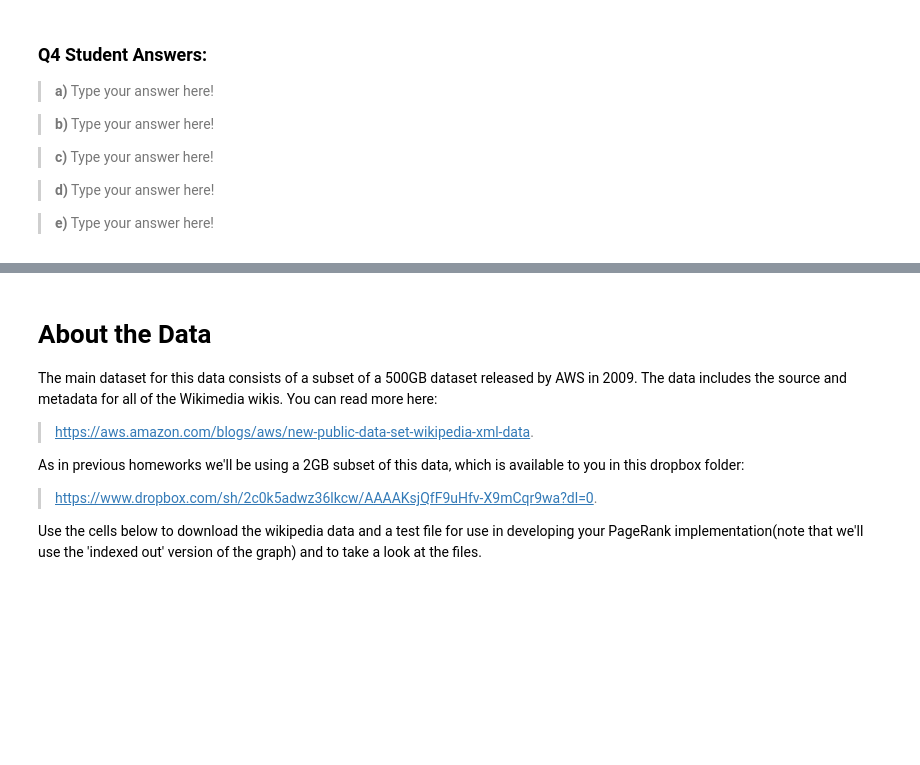
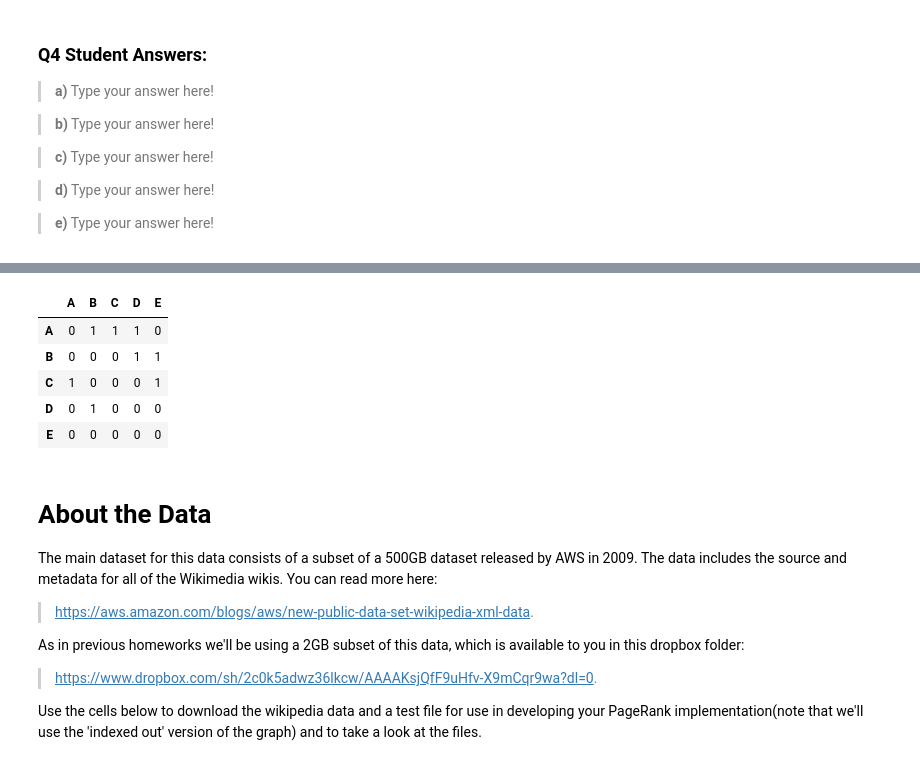
Before and after one commit to superli3/ucb-w261-sp2021-team25, a Jupyter notebook: Assignments/HW5/databricks/student/hw5_workbook_justin.ipynb, the cells around one changed output, grey strips where cells are left out. Cells and saved outputs as stored; diff of their text form; code cells hidden in the pictures; blank space fills up the shorter version.

```diff
--- a/Assignments/HW5/databricks/student/hw5_workbook_justin.ipynb
+++ b/Assignments/HW5/databricks/student/hw5_workbook_justin.ipynb
@@ -246,7 +246,7 @@ TOY_ADJ_MATR
 # part d - use TOY_ADJ_MATR to create a right stochastic transition matrix for this graph
 ################ YOUR CODE HERE #################
 def create_transition_matrix(adj_matrix):
-    return adj_matrix.mul((1.0 / adj_matrix.sum(axis=1)), axis=0)
+    return adj_matrix.mul((1.0 / adj_matrix.sum(axis=1)), axis=0).fillna(0)
 
 transition_matrix = create_transition_matrix(TOY_ADJ_MATR) # replace with your code
 ################ (END) YOUR CODE #################
@@ -368,8 +368,10 @@ display(nx.draw(G, pos=nx.circular_layout(G), with_labels=True, alpha = 0.5))
 # part a - run 10 steps of the power iteration method here
 # HINT: feel free to use the functions get_adj_matr() and power_iteration() you wrote above
 ################ YOUR CODE HERE #################
-
-
-
-
+toy2_adj_matr = get_adj_matr(TOY2_GRAPH)
+toy2_trans_matr = create_transition_matrix(toy2_adj_matr)
+xInit = np.array([1.0, 0, 0, 0, 0]) # note that this initial state will not affect the convergence states
+states = power_iteration(xInit, toy2_trans_matr, 10, verbose = True)
+toy2_adj_matr
 ################ (END) YOUR CODE #################
+# %% [output]
@@ -376,3 +379,9 @@ display(nx.draw(G, pos=nx.circular_layout(G), with_labels=True, alpha = 0.5))
+|  | A | B | C | D | E |
+| A | 0 | 1 | 1 | 1 | 0 |
+| B | 0 | 0 | 0 | 1 | 1 |
+| C | 1 | 0 | 0 | 0 | 1 |
+| D | 0 | 1 | 0 | 0 | 0 |
+| E | 0 | 0 | 0 | 0 | 0 |
 # %% [markdown]
 # About the Data
 The main dataset for this data consists of a subset of a 500GB dataset released by AWS in 2009. The data includes the source and metadata for all of the Wikimedia wikis. You can read more here:
```
Also changed, not shown: parts of 15 cells of this notebook.
